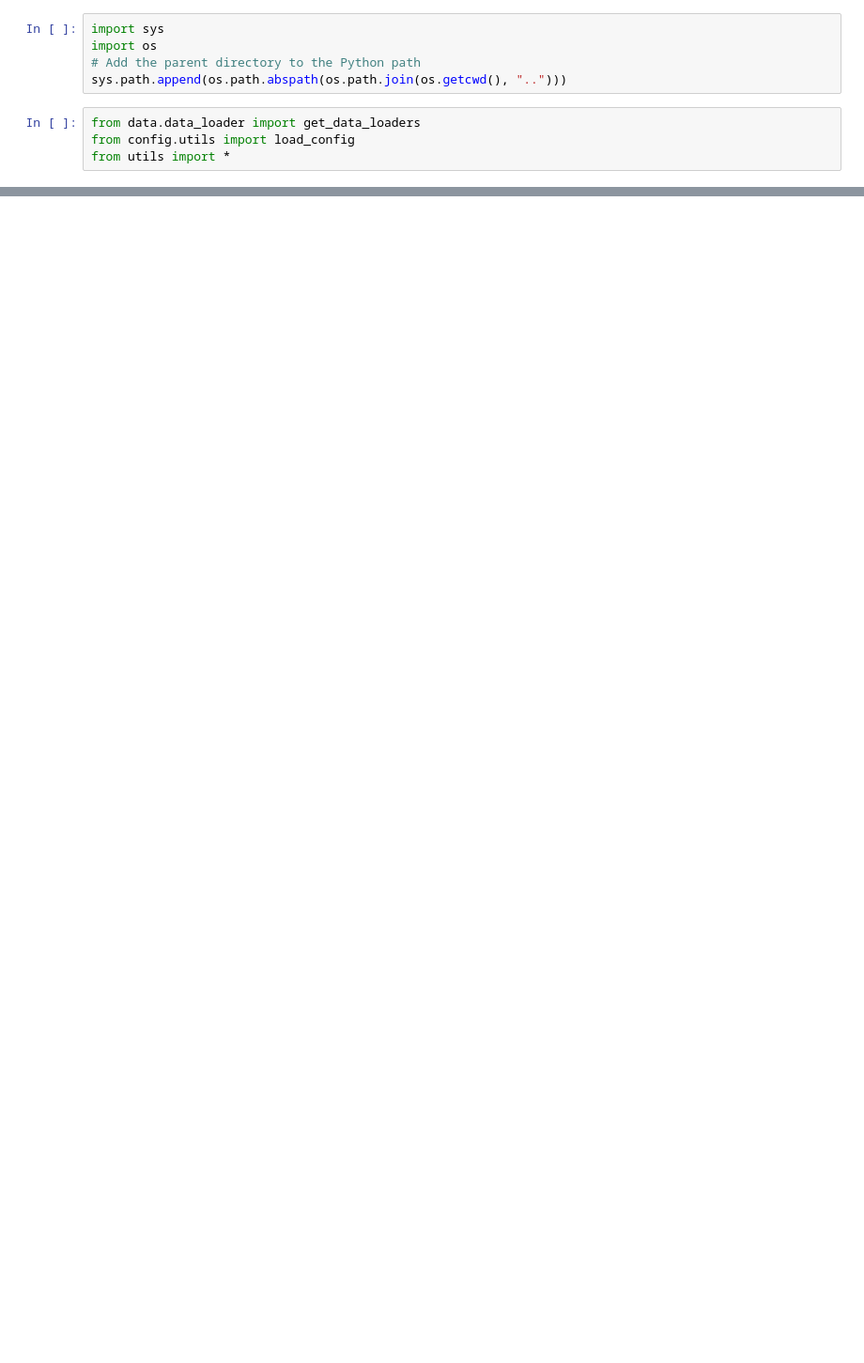
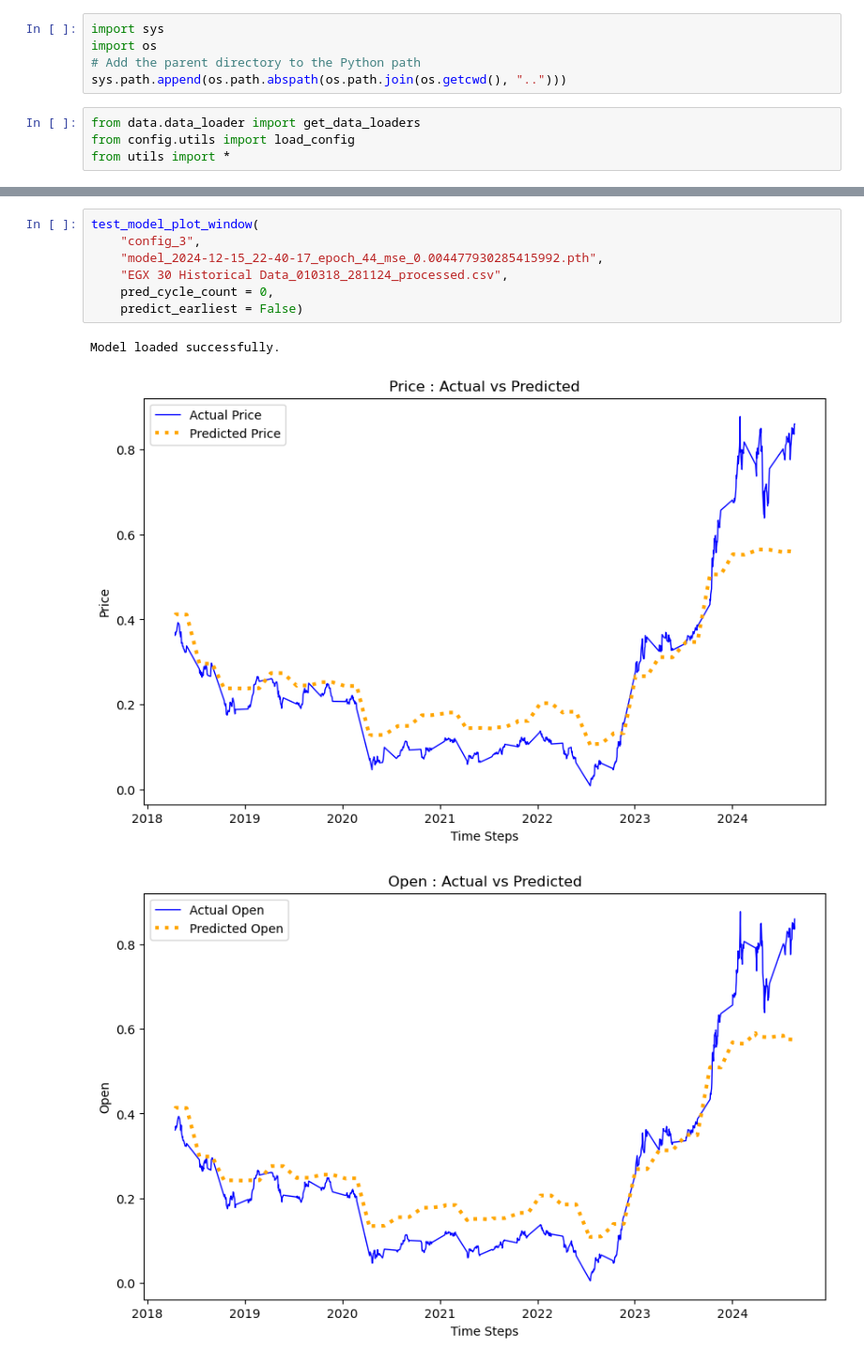
Before and after one commit to Ahmedh12/OHLC-Prices-Predictor, a Jupyter notebook: notebooks/model_verification.ipynb, the cells around one changed output, grey strips where cells are left out. Shown at 94% size. Cells and saved outputs as stored; diff of their text form; blank space fills up the shorter version.

```diff
--- a/notebooks/model_verification.ipynb
+++ b/notebooks/model_verification.ipynb
@@ -57,0 +129,11 @@ test_model_plot_window(
+# %%
+test_model_plot_window(
+    "config_3",
+    "model_2024-12-15_22-40-17_epoch_44_mse_0.004477930285415992.pth",
+    "EGX 30 Historical Data_010318_281124_processed.csv",
+    pred_cycle_count = 0,
+    predict_earliest = False)
+# %% [output]
+Model loaded successfully.
+[figure, added]
+[figure, added]
```
Also changed, not shown: parts of 5 cells of this notebook, 5 other files.
